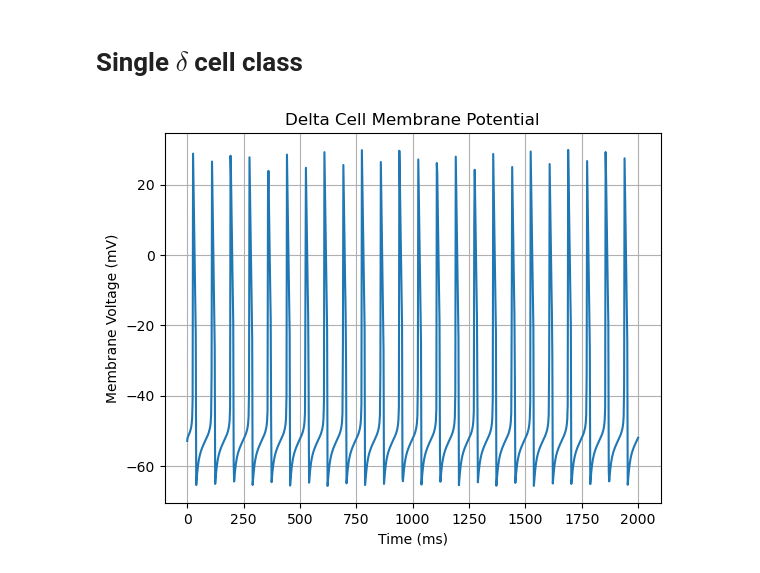
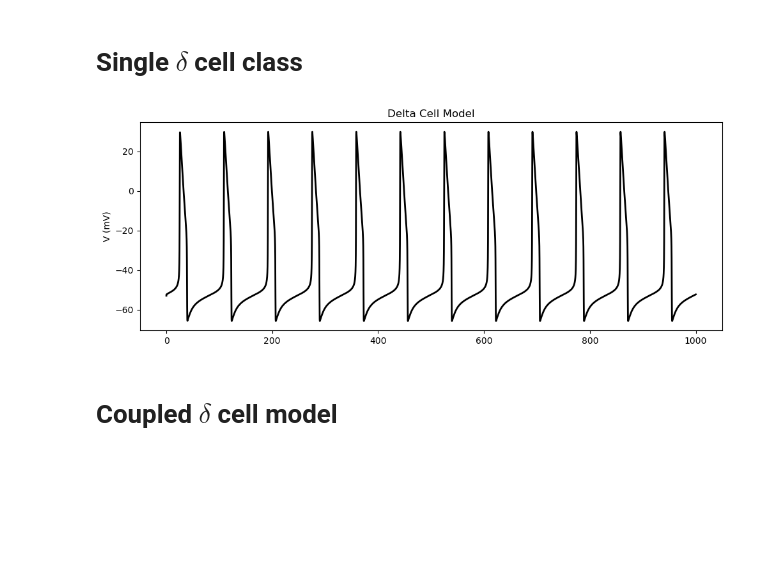
Before and after one commit to caterer-z-t/Synthetic_Secretion, a Jupyter notebook: models/beta_and_delta.ipynb, the cells around one changed output. Drawn from its saved outputs; the diff is of its cells as text; code cells hidden in the pictures; blank space fills up the shorter version.

```diff
--- a/models/beta_and_delta.ipynb
+++ b/models/beta_and_delta.ipynb
@@ -991,11 +1089,12 @@ class SingleDeltaCell:
-# %%
-cell = SingleDeltaCell()
-y0 = cell.get_initial_conditions()
-t_span = [0, 2000]
-t_eval = np.linspace(*t_span, 1000)
-
-sol = solve_ivp(cell.dynamics, t_span, y0, t_eval=t_eval, method="RK45")
-
-_ = cell.plot_delta_cell(sol)
-# %% [output]
-[figure, removed]
+# %%
+def main():
+    cell = SingleDeltaCell()
+    sol = cell.simulate(tmax=1000)
+    _ = cell.plot_results(sol, figure_size=(10, 4))
+
+
+main()
+# %% [output]
+[figure, added]
+# %% [markdown]
+# Coupled $\delta$ cell model
```
Also changed, not shown: parts of 9 cells of this notebook, 6 other files.
